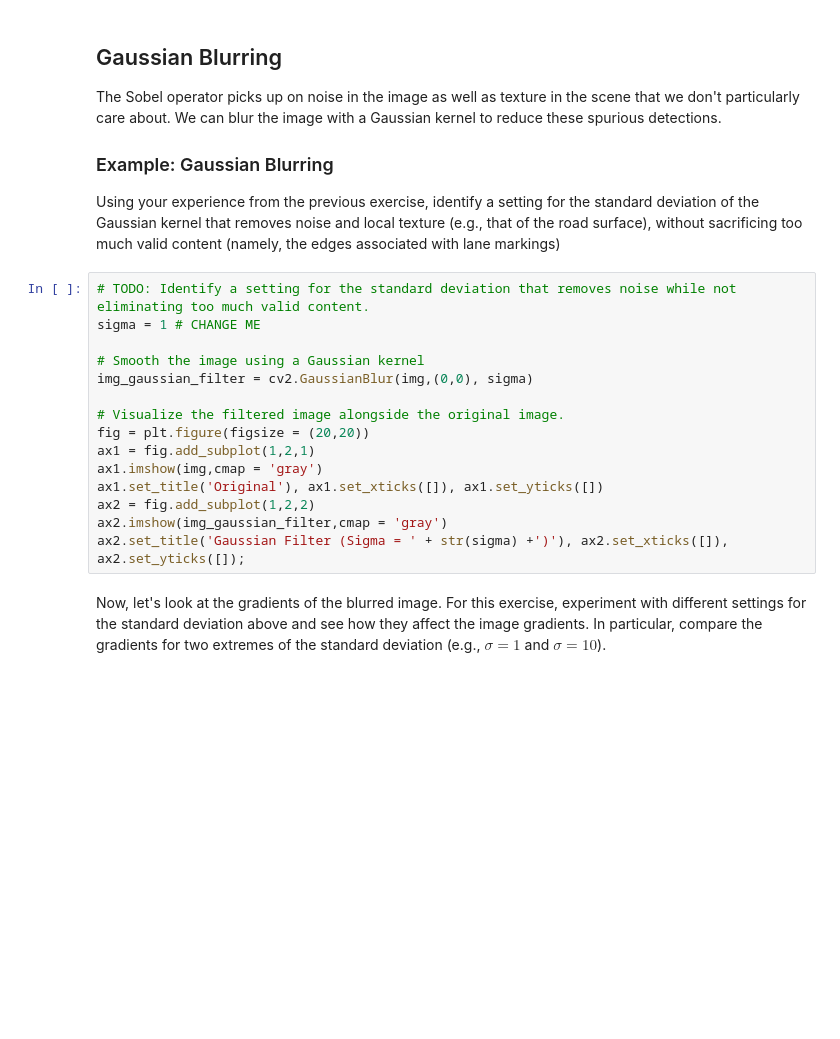
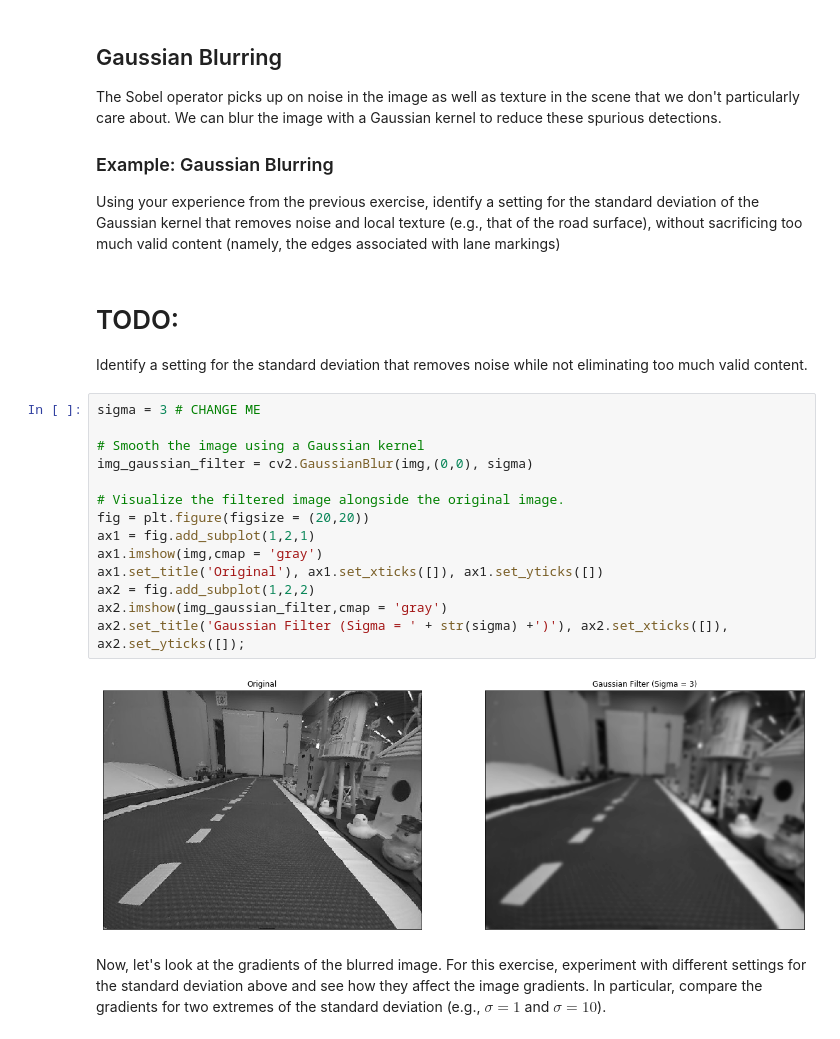
Before and after one commit to duckietown/duckietown-lx, a Jupyter notebook: visual_lane_servoing/solution/05-Visual-Servoing/visual_servoing_activity.ipynb, the cells around one changed output. Cells and saved outputs as stored; diff of their text form; blank space fills up the shorter version.

```diff
--- a/visual_lane_servoing/solution/05-Visual-Servoing/visual_servoing_activity.ipynb
+++ b/visual_lane_servoing/solution/05-Visual-Servoing/visual_servoing_activity.ipynb
@@ -139,21 +149,25 @@ The Sobel operator picks up on noise in the image as well as texture in the scen
 ### Example: Gaussian Blurring
 
 Using your experience from the previous exercise, identify a setting for the standard deviation of the Gaussian kernel that removes noise and local texture (e.g., that of the road surface), without sacrificing too much valid content (namely, the edges associated with lane markings)
+# %% [markdown]
+# TODO:
+Identify a setting for the standard deviation that removes noise while not eliminating too much valid content.
 # %%
-# TODO: Identify a setting for the standard deviation that removes noise while not eliminating too much valid content.
-sigma = 1 # CHANGE ME
+sigma = 3 # CHANGE ME
 
 # Smooth the image using a Gaussian kernel
 img_gaussian_filter = cv2.GaussianBlur(img,(0,0), sigma)
 
 # Visualize the filtered image alongside the original image.
 fig = plt.figure(figsize = (20,20))
 ax1 = fig.add_subplot(1,2,1)
 ax1.imshow(img,cmap = 'gray')
 ax1.set_title('Original'), ax1.set_xticks([]), ax1.set_yticks([])
 ax2 = fig.add_subplot(1,2,2)
 ax2.imshow(img_gaussian_filter,cmap = 'gray')
 ax2.set_title('Gaussian Filter (Sigma = ' + str(sigma) +')'), ax2.set_xticks([]), ax2.set_yticks([]);
+# %% [output]
+[figure, added]
 # %% [markdown]
 Now, let's look at the gradients of the blurred image. For this exercise, experiment with different settings for the standard deviation above and see how they affect the image gradients. In particular, compare the gradients for two extremes of the standard deviation (e.g., $\sigma=1$ and $\sigma=10$).
 # %%
```
Also changed, not shown: parts of 15 cells of this notebook, 8 other files.
